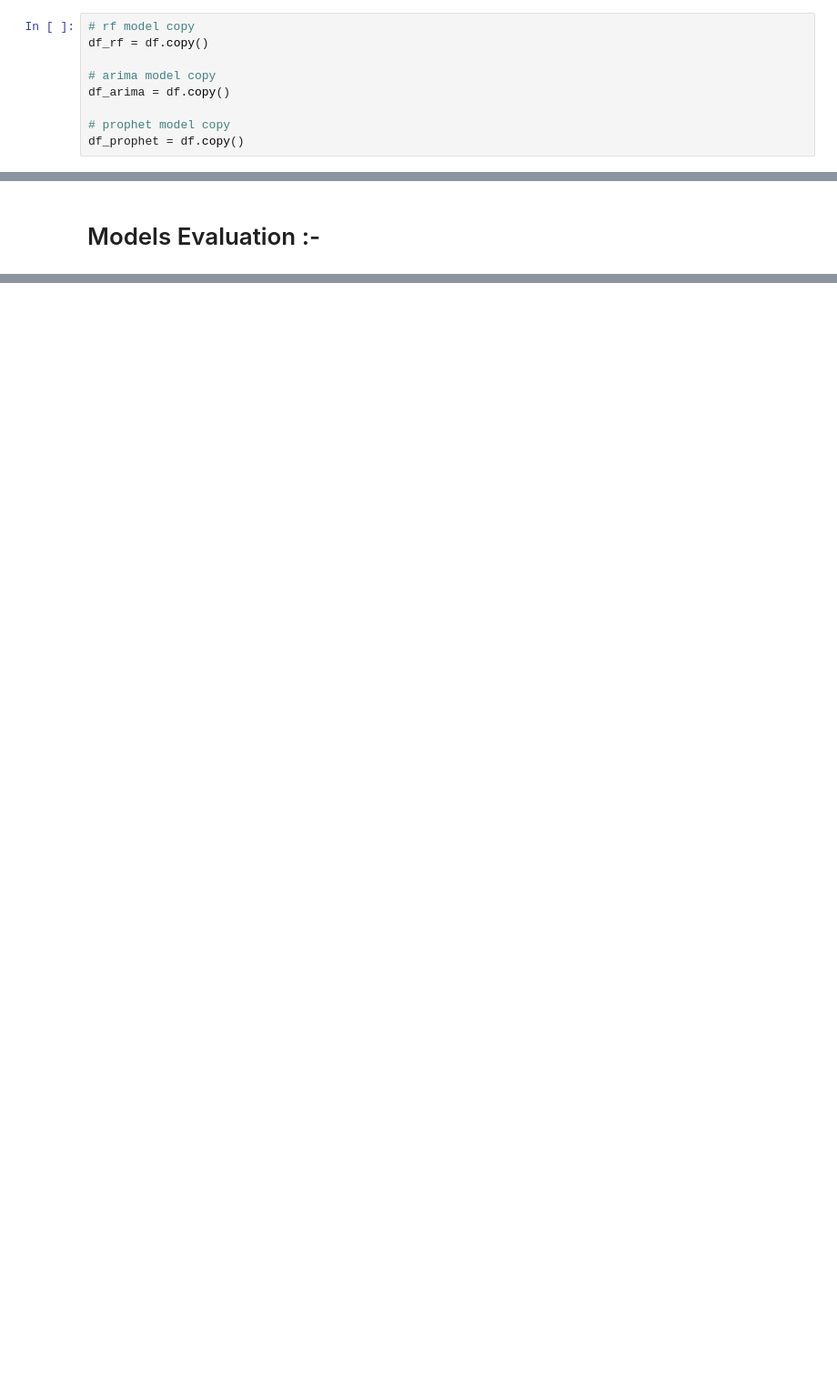
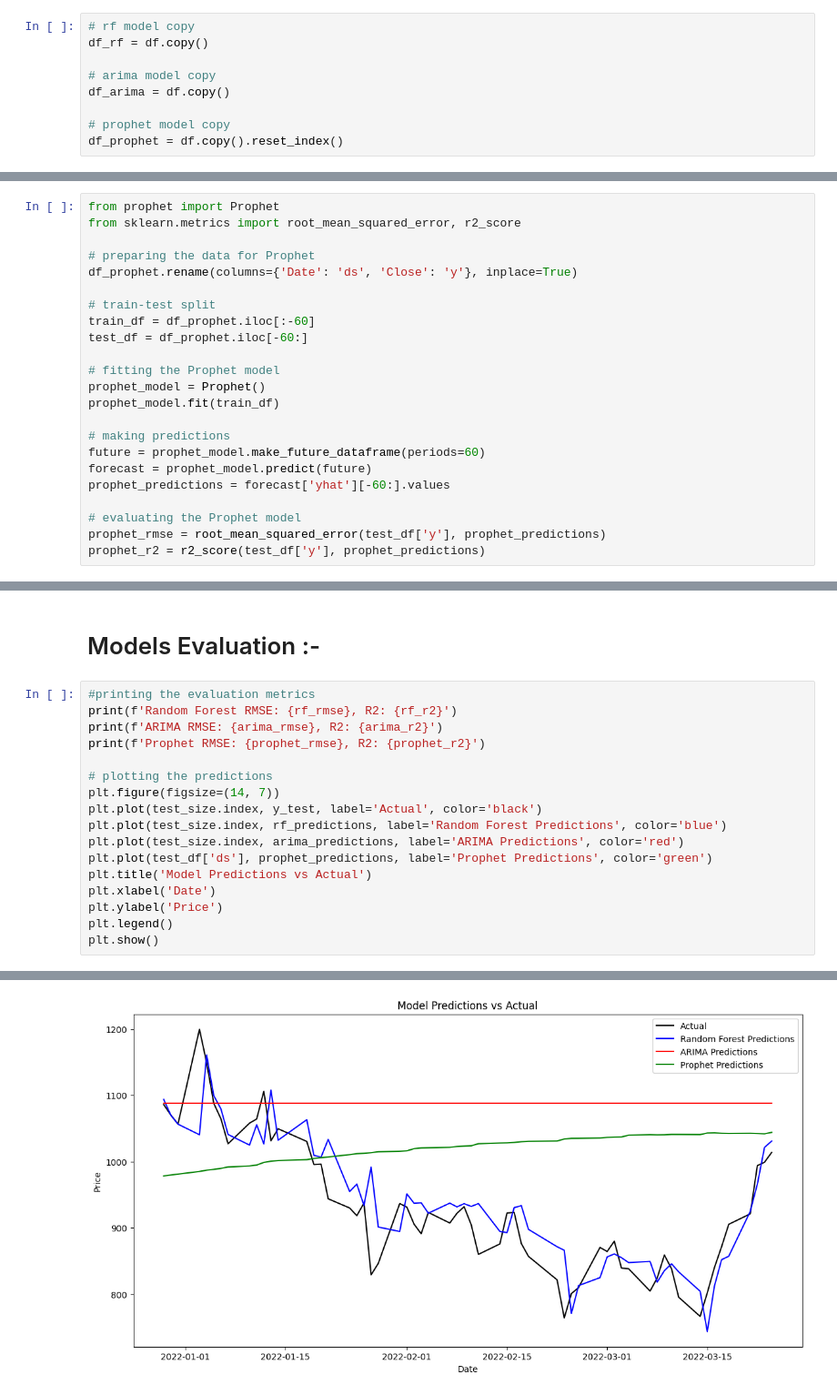
Before and after one commit to YamenRM/Forcast-Time-Series-Models-App, a Jupyter notebook: model.ipynb, the cells around one changed output, grey strips where cells are left out. Shown: that part at 91% size. Saved outputs shown, nothing was run; the diff lists cells and outputs as text; blank space fills up the shorter version.

```diff
--- a/model.ipynb
+++ b/model.ipynb
@@ -148,7 +148,7 @@ df_rf = df.copy()
 df_arima = df.copy()
 
 # prophet model copy
-df_prophet = df.copy()
+df_prophet = df.copy().reset_index()
 # %% [markdown]
 # Models implimntation :-
 # %% [markdown]
@@ -158,2 +259,25 @@ df_prophet = df.copy()
 # %% [markdown]
 ## Prophet :-
+# %%
+from prophet import Prophet
+from sklearn.metrics import root_mean_squared_error, r2_score
+
+# preparing the data for Prophet
+df_prophet.rename(columns={'Date': 'ds', 'Close': 'y'}, inplace=True)
+
+# train-test split
+train_df = df_prophet.iloc[:-60]
+test_df = df_prophet.iloc[-60:]
+
+# fitting the Prophet model
+prophet_model = Prophet()
+prophet_model.fit(train_df)
+
+# making predictions
+future = prophet_model.make_future_dataframe(periods=60)
+forecast = prophet_model.predict(future)
+prophet_predictions = forecast['yhat'][-60:].values
+
+# evaluating the Prophet model
+prophet_rmse = root_mean_squared_error(test_df['y'], prophet_predictions)
+prophet_r2 = r2_score(test_df['y'], prophet_predictions)
@@ -160,2 +287,20 @@ df_prophet = df.copy()
 # %% [markdown]
 # Models Evaluation :-
+# %%
+#printing the evaluation metrics
+print(f'Random Forest RMSE: {rf_rmse}, R2: {rf_r2}')
+print(f'ARIMA RMSE: {arima_rmse}, R2: {arima_r2}')
+print(f'Prophet RMSE: {prophet_rmse}, R2: {prophet_r2}')
+
+# plotting the predictions
+plt.figure(figsize=(14, 7))
+plt.plot(test_size.index, y_test, label='Actual', color='black')
+plt.plot(test_size.index, rf_predictions, label='Random Forest Predictions', color='blue')
+plt.plot(test_size.index, arima_predictions, label='ARIMA Predictions', color='red')
+plt.plot(test_df['ds'], prophet_predictions, label='Prophet Predictions', color='green')
+plt.title('Model Predictions vs Actual')
+plt.xlabel('Date')
+plt.ylabel('Price')
+plt.legend()
+plt.show()
+# %% [output]
@@ -161,0 +310 @@ df_prophet = df.copy()
+[figure, added]
```
Also changed, not shown: parts of 8 cells of this notebook.
